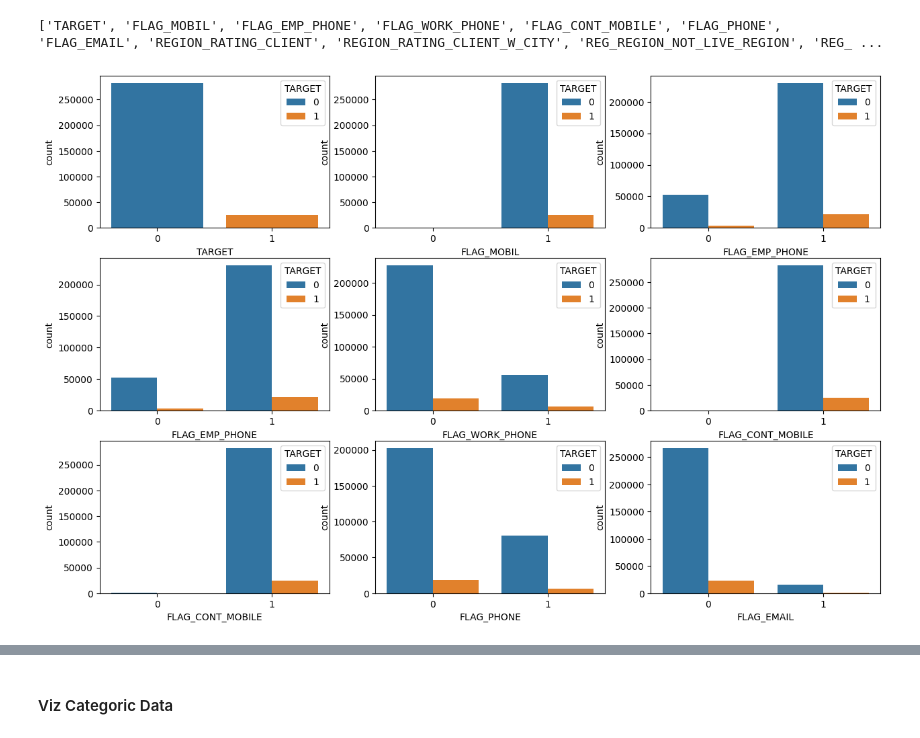
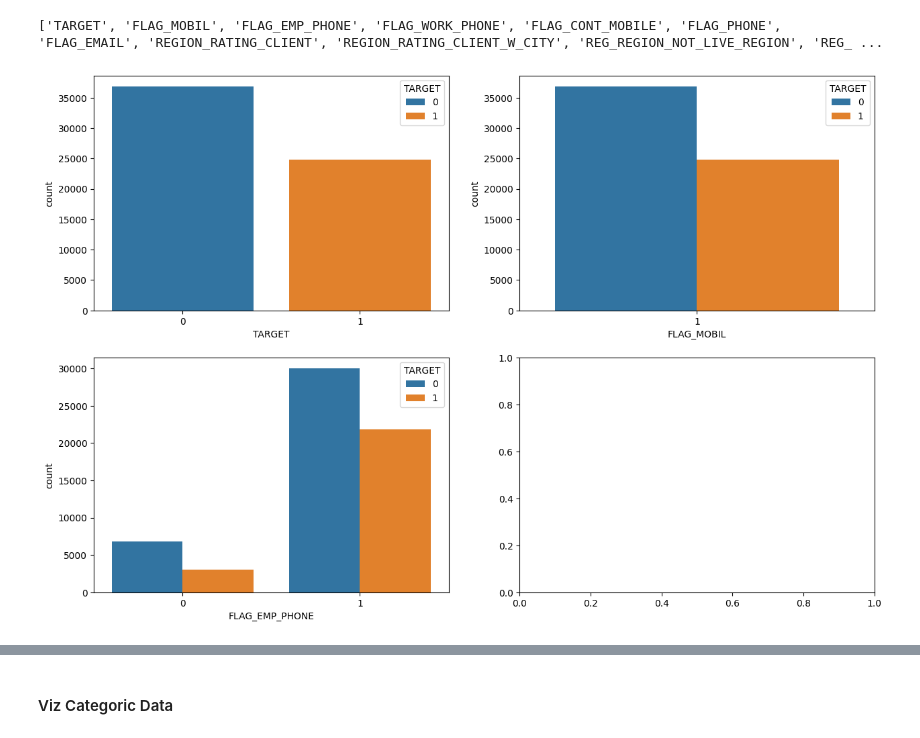
Before and after one commit to akbaradie/home-credit-scoring, a Jupyter notebook: HC_App_train_test.ipynb, the cells around one changed output, grey strips where cells are left out. Drawn from its saved outputs; the diff is of its cells as text; code cells hidden in the pictures.

```diff
--- a/HC_App_train_test.ipynb
+++ b/HC_App_train_test.ipynb
@@ -820,17 +971,0 @@ There are imbalance data: FLAG_MOBIL,FLAG_CONT_MOBILE,FLAG_DOCUMENT_2,FLAG_DOCUM
-# %%
-unused_cat_in_num = ['FLAG_MOBIL','FLAG_CONT_MOBILE','FLAG_EMAIL',
-                     'FLAG_DOCUMENT_2','REG_REGION_NOT_LIVE_REGION',
-                     'REG_REGION_NOT_WORK_REGION','LIVE_REGION_NOT_WORK_REGION',
-                     'REG_CITY_NOT_LIVE_CITY', 'FLAG_DOCUMENT_4','FLAG_DOCUMENT_5',
-                     'FLAG_DOCUMENT_6','FLAG_DOCUMENT_7','FLAG_DOCUMENT_8','FLAG_DOCUMENT_9',
-                      'FLAG_DOCUMENT_10','FLAG_DOCUMENT_11','FLAG_DOCUMENT_12',
-                      'FLAG_DOCUMENT_13','FLAG_DOCUMENT_14','FLAG_DOCUMENT_15',
-                      'FLAG_DOCUMENT_16','FLAG_DOCUMENT_17','FLAG_DOCUMENT_18',
-                      'FLAG_DOCUMENT_19','FLAG_DOCUMENT_20','FLAG_DOCUMENT_21']
-
-unused_cat_in_num_check_df = pd.DataFrame()
-for i in unused_cat_in_num:
-  unused_cat_in_num_check_df[i]=np.append(np.array(df_train[i].value_counts()/df_train[i].value_counts().sum()*100),df_train[i].isna().sum())
-  unused_cat_in_num_check_df[i]=unused_cat_in_num_check_df[i].round(2)
-
-unused_cat_in_num_check_df
@@ -880,0 +1100,5 @@ df_train_v1.head()
+# %%
+class_0 = df_train_v1[df_train_v1['TARGET'] == 0]
+class_1 = df_train_v1[df_train_v1['TARGET'] == 1]
+print('class 0:', class_0.shape)
+print('class 1:', class_1.shape)
@@ -880,0 +1124,7 @@ df_train_v1.head()
+# %%
+class_0_under = class_0.sample(class_1.shape[0]+12000,random_state=123)
+
+df_train_v1 = pd.concat([class_0_under, class_1], axis=0)
+
+print("total class of 1 and 0:\n",df_train_v1['TARGET'].value_counts())
+#df_train_v1['TARGET'].value_counts().plot(kind='bar')
@@ -920,5 +1191,5 @@ There are 68 columns that have missing values.
 # %%
-miss_val_ge50 = missing_values[missing_values['% of Total Values']>=45]['index'].values
+miss_val_ge50 = missing_values[missing_values['% of Total Values']>=50]['index'].values
 print(miss_val_ge50)
 print('Columns with null >50%:',miss_val_ge50.shape)
 # %% [output]
@@ -1054,10 +1321,12 @@ print(cat_in_num)
 ['TARGET', 'FLAG_MOBIL', 'FLAG_EMP_PHONE', 'FLAG_WORK_PHONE', 'FLAG_CONT_MOBILE', 'FLAG_PHONE', 'FLAG_EMAIL', 'REGION_RATING_CLIENT', 'REGION_RATING_CLIENT_W_CITY', 'REG_REGION_NOT_LIVE_REGION', 'REG_ ...
 # %%
 #Outlier in categoric-numeric #1
-fig, ax = plt.subplots(3,3, figsize=(15,10))
+fig, ax = plt.subplots(2,2, figsize=(15,10))
 
-for i in range(3):
-  for j in range(3):
-    sns.countplot(x=cat_in_num[2*i+j], data = df_train, hue = 'TARGET', ax=ax[i][j])
+for i in range(2):
+  for j in range(2):
+    if (i,j)==(1,1):
+      break
+    sns.countplot(x=cat_in_num[2*i+j], data = df_train_v1, hue = 'TARGET', ax=ax[i][j])
 # %% [output]
-[figure, old version]
+[figure, new version]
```
Also changed, not shown: parts of 187 cells of this notebook.
